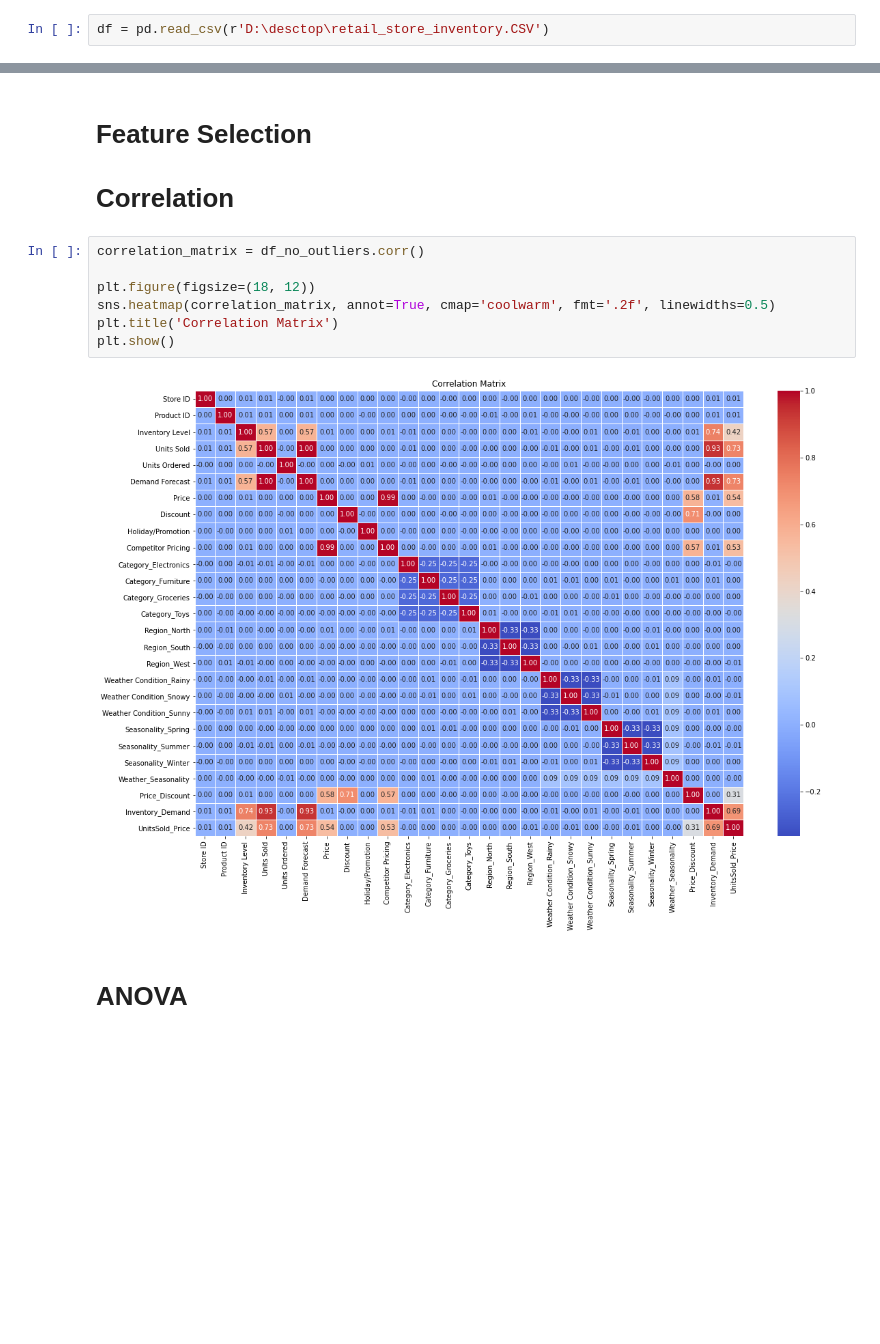
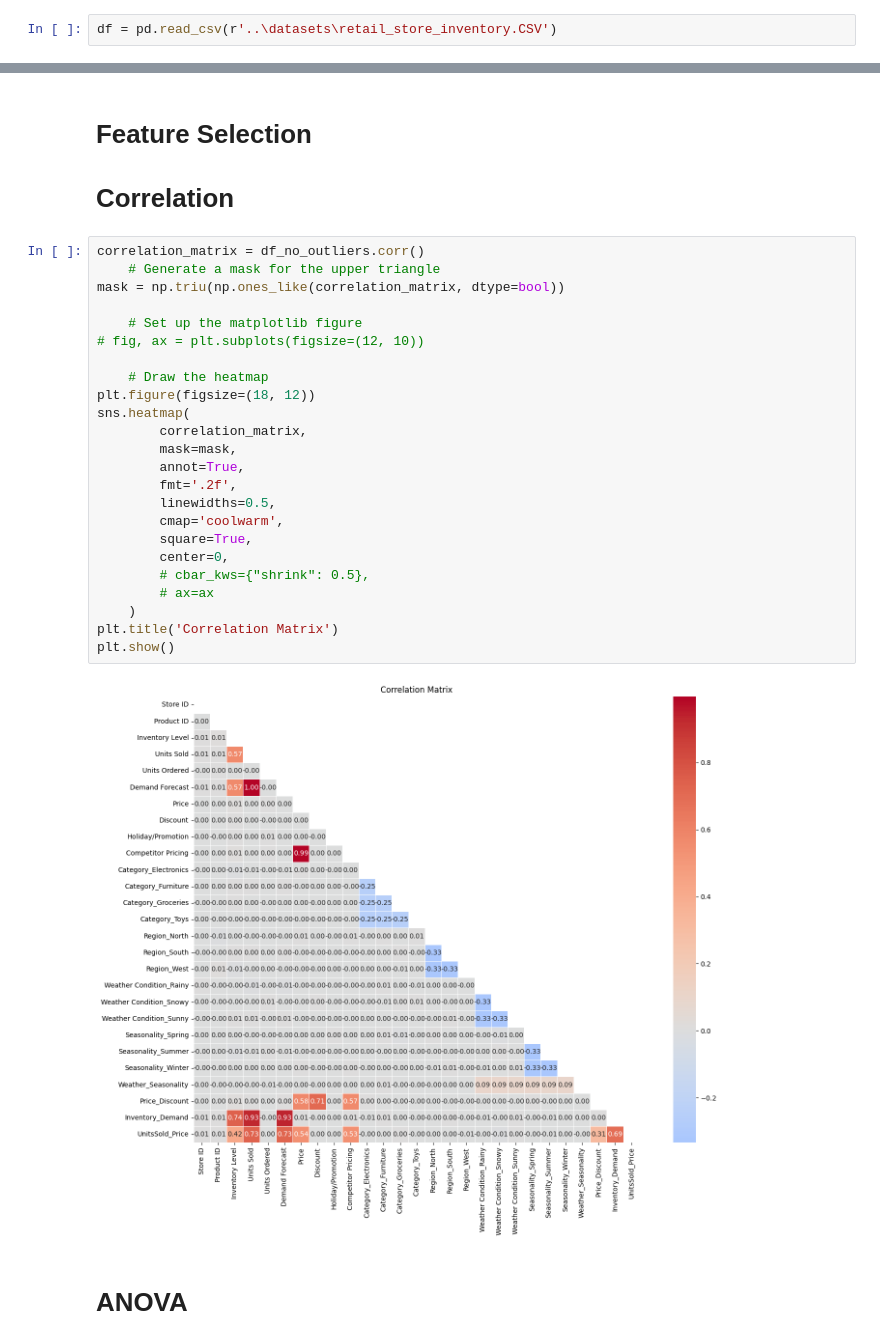
Before and after one commit to 0-Ahmed-Tamer-0/Sales_Forecasting_and_Demand_Prediction, a Jupyter notebook: notebooks/Sales Forecasting and Demand Prediction.ipynb, the cells around one changed output, grey strips where cells are left out. Drawn from its saved outputs; the diff is of its cells as text; blank space fills up the shorter version.

```diff
--- a/notebooks/Sales Forecasting and Demand Prediction.ipynb
+++ b/notebooks/Sales Forecasting and Demand Prediction.ipynb
@@ -45,7 +43,7 @@ import plotly.express as px
 # %% [markdown]
 # Data Analysis and Data Understanding
 # %%
-df = pd.read_csv(r'D:\desctop\retail_store_inventory.CSV')
+df = pd.read_csv(r'..\datasets\retail_store_inventory.CSV')
 # %%
 df.head()
 # %% [output]
@@ -440,13 +436,30 @@ Critical Values:
 # Correlation
 # %%
 correlation_matrix = df_no_outliers.corr()
+    # Generate a mask for the upper triangle
+mask = np.triu(np.ones_like(correlation_matrix, dtype=bool))
 
+    # Set up the matplotlib figure
+# fig, ax = plt.subplots(figsize=(12, 10))
+
+    # Draw the heatmap
 plt.figure(figsize=(18, 12))
-sns.heatmap(correlation_matrix, annot=True, cmap='coolwarm', fmt='.2f', linewidths=0.5)
+sns.heatmap(
+        correlation_matrix,
+        mask=mask,
+        annot=True,
+        fmt='.2f',
+        linewidths=0.5,
+        cmap='coolwarm',
+        square=True,
+        center=0,
+        # cbar_kws={"shrink": 0.5},
+        # ax=ax
+    )
 plt.title('Correlation Matrix')
 plt.show()
 # %% [output]
-[figure, old version]
+[figure, new version]
 # %% [markdown]
 # ANOVA
 # %%
```
Also changed, not shown: parts of 8 cells of this notebook, 4 other files.
